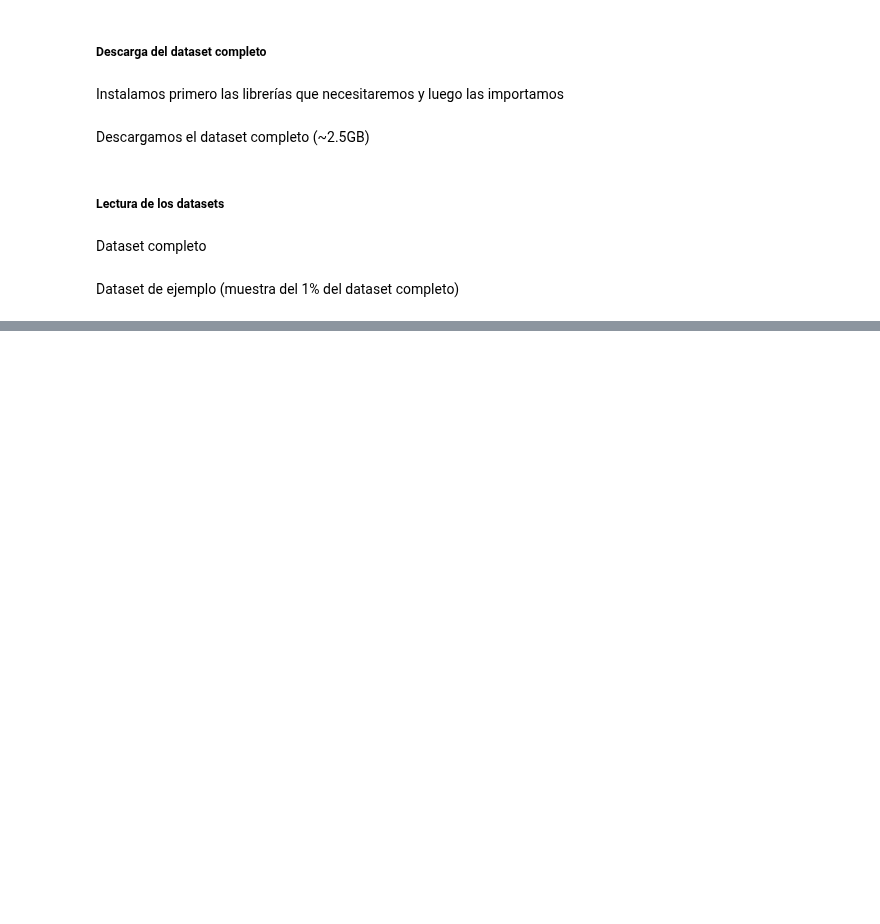
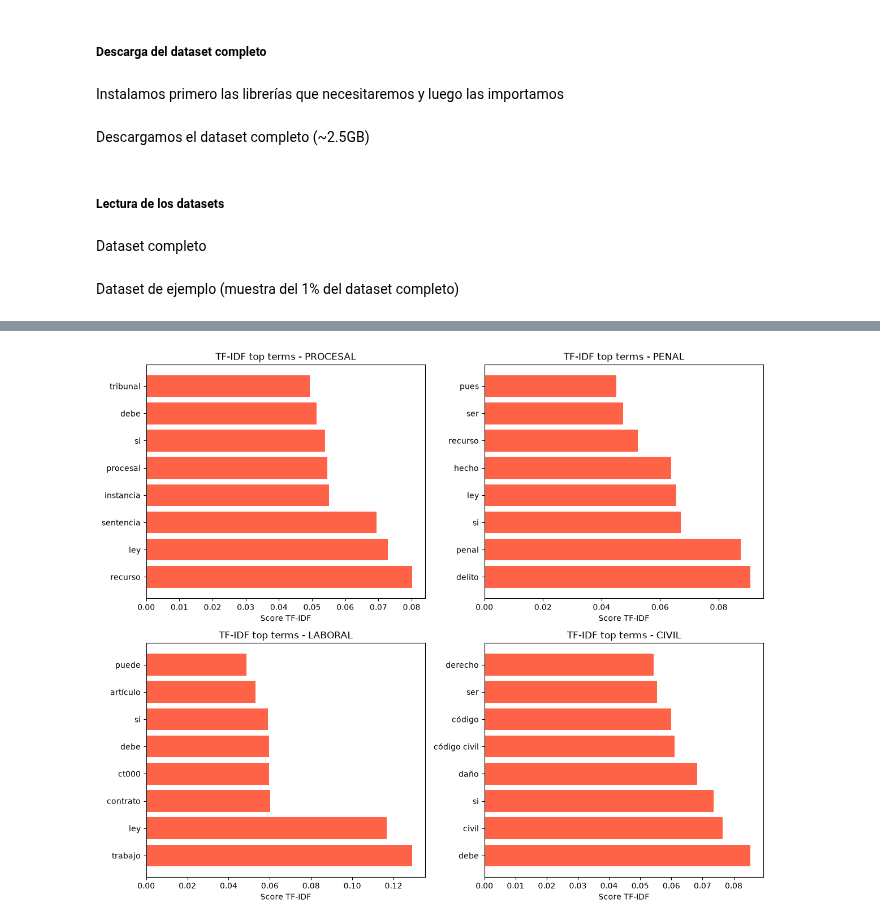
Before and after one commit to IESchneider/mentoria-diplodatos-2026-clasificacion-y-busqueda-textos-legales, a Jupyter notebook: analisis-dataset.ipynb, the cells around one changed output, grey strips where cells are left out. Drawn from its saved outputs; the diff is of its cells as text; code cells hidden in the pictures; blank space fills up the shorter version.

```diff
--- a/analisis-dataset.ipynb
+++ b/analisis-dataset.ipynb
@@ -311,0 +662,73 @@ plt.show()
+# %%
+from sklearn.feature_extraction.text import TfidfVectorizer
+import numpy as np
+import matplotlib.pyplot as plt
+
+if "materia" in df_sample_limpio.columns and "texto" in df_sample_limpio.columns:
+    df_tfidf = df_sample_limpio[["materia", "texto"]].copy()
+    df_tfidf["materia"] = (
+        df_tfidf["materia"]
+        .astype(str)
+        .str.strip()
+        .replace({"nan": pd.NA, "None": pd.NA, "": pd.NA})
+    )
+    df_tfidf = df_tfidf.dropna(subset=["materia", "texto"])
+
+    top_materias = df_tfidf["materia"].value_counts().head(10).index.tolist()
+    df_tfidf = df_tfidf[df_tfidf["materia"].isin(top_materias)]
+
+    if not df_tfidf.empty:
+        docs = []
+        labels = []
+        for materia in top_materias:
+            subset = df_tfidf[df_tfidf["materia"] == materia]
+            textos = subset["texto"].astype(str).tolist()
+            docs.extend(textos)
+            labels.extend([materia] * len(textos))
+
+        stop_words_list = list(stop_words)
+        vectorizer = TfidfVectorizer(
+            stop_words=stop_words_list,
+            ngram_range=(1, 2),
+            max_features=100
+        )
+        X = vectorizer.fit_transform(docs)
+
+        feature_names = vectorizer.get_feature_names_out()
+        feature_scores = X.toarray()
+
+        scores_by_label = {}
+        for materia in top_materias:
+            idx = [i for i, label in enumerate(labels) if label == materia]
+            if idx:
+                scores_by_label[materia] = feature_scores[idx].mean(axis=0)
+            else:
+                scores_by_label[materia] = np.zeros(X.shape[1])
+
+        fig, axes = plt.subplots(4, 4, figsize=(12, 10))
+        axes = axes.flatten()
+
+        for ax, materia in zip(axes, top_materias):
+            scores = scores_by_label[materia]
+            top_idx = np.argsort(scores)[-8:][::-1]
+            top_terms = [(feature_names[i], scores[i]) for i in top_idx]
+
+            terms = [t for t, _ in top_terms]
+            vals = [v for _, v in top_terms]
+
+            ax.barh(terms[::-1], vals[::-1], color="tomato")
+            ax.set_title(f"TF-IDF top terms - {materia}")
+            ax.set_xlabel("Score TF-IDF")
+            ax.invert_yaxis()
+
+        for ax in axes[len(top_materias):]:
+            ax.axis("off")
+
+        plt.tight_layout()
+        plt.show()
+    else:
+        print("No hay datos suficientes para TF-IDF.")
+else:
+    print("No se encontraron las columnas 'materia' o 'texto'.")
+# %% [output]
+[figure, added]
```
Also changed, not shown: parts of 13 cells of this notebook.
